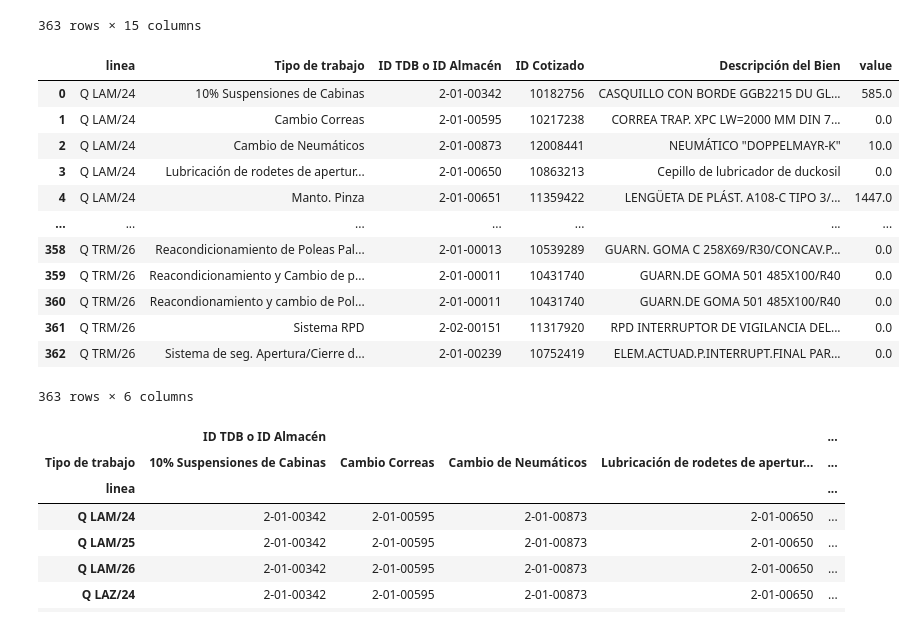
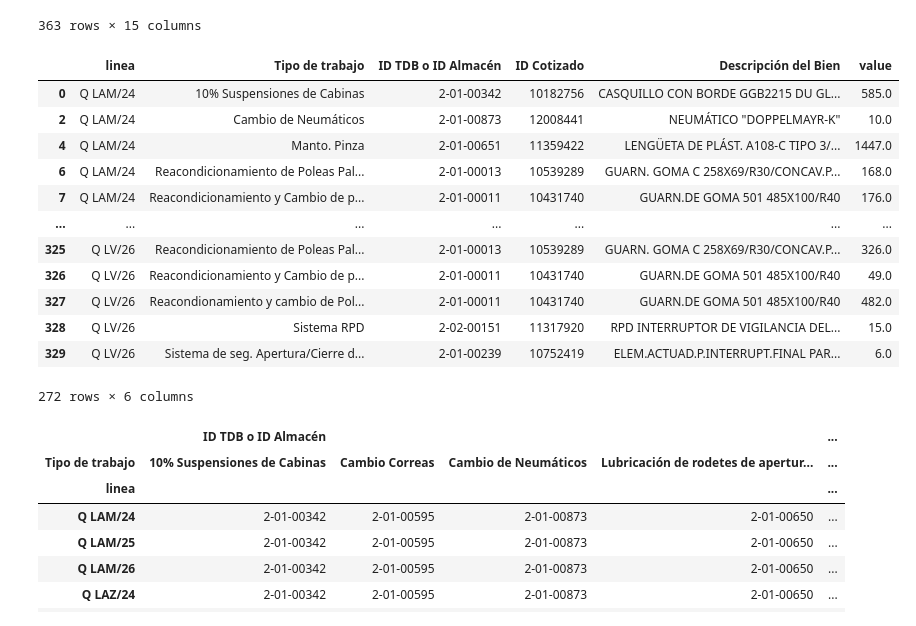
Before and after one commit to raulink/datascience_etcmt, a Jupyter notebook: notebooks/Repuestos/repuestos.ipynb, the cells around one changed output. Saved outputs shown, nothing was run; the diff lists cells and outputs as text; code cells hidden in the pictures.

```diff
--- a/notebooks/Repuestos/repuestos.ipynb
+++ b/notebooks/Repuestos/repuestos.ipynb
@@ -240,26 +240,28 @@ df_grouped
 # %%
 #df_resumen = df_melted.groupby(['linea', 'Tipo de trabajo'], as_index=False).agg({
 df_resumen = df_melted.groupby(['linea', 'Tipo de trabajo'],as_index=False).agg({
     'ID TDB o ID Almacén': 'first',
     'ID Cotizado': 'first',
     'Descripción del Bien': 'first',
     'value': 'sum'
-})
+}).sort_values(by=['linea', 'Tipo de trabajo'])
+# filtrar los valores donde en la columna 'value' sea diferente de 0
+df_resumen = df_resumen[df_resumen['value'] != 0]
 df_resumen
 # %% [output]
 |  | linea | Tipo de trabajo | ID TDB o ID Almacén | ID Cotizado | Descripción del Bien | value |
 | 0 | Q LAM/24 | 10% Suspensiones de Cabinas | 2-01-00342 | 10182756 | CASQUILLO CON BORDE GGB2215 DU GL... | 585.0 |
-| 1 | Q LAM/24 | Cambio Correas | 2-01-00595 | 10217238 | CORREA TRAP. XPC LW=2000 MM DIN 7... | 0.0 |
 | 2 | Q LAM/24 | Cambio de Neumáticos | 2-01-00873 | 12008441 | NEUMÁTICO "DOPPELMAYR-K" | 10.0 |
-| 3 | Q LAM/24 | Lubricación de rodetes de apertur... | 2-01-00650 | 10863213 | Cepillo de lubricador de duckosil | 0.0 |
 | 4 | Q LAM/24 | Manto. Pinza | 2-01-00651 | 11359422 | LENGÜETA DE PLÁST. A108-C TIPO 3/... | 1447.0 |
+| 6 | Q LAM/24 | Reacondicionamiento de Poleas Pal... | 2-01-00013 | 10539289 | GUARN. GOMA C 258X69/R30/CONCAV.P... | 168.0 |
+| 7 | Q LAM/24 | Reacondicionamiento y Cambio de p... | 2-01-00011 | 10431740 | GUARN.DE GOMA 501 485X100/R40 | 176.0 |
 | ... | ... | ... | ... | ... | ... | ... |
-| 358 | Q TRM/26 | Reacondicionamiento de Poleas Pal... | 2-01-00013 | 10539289 | GUARN. GOMA C 258X69/R30/CONCAV.P... | 0.0 |
-| 359 | Q TRM/26 | Reacondicionamiento y Cambio de p... | 2-01-00011 | 10431740 | GUARN.DE GOMA 501 485X100/R40 | 0.0 |
-| 360 | Q TRM/26 | Reacondionamiento y cambio de Pol... | 2-01-00011 | 10431740 | GUARN.DE GOMA 501 485X100/R40 | 0.0 |
-| 361 | Q TRM/26 | Sistema RPD | 2-02-00151 | 11317920 | RPD INTERRUPTOR DE VIGILANCIA DEL... | 0.0 |
-| 362 | Q TRM/26 | Sistema de seg. Apertura/Cierre d... | 2-01-00239 | 10752419 | ELEM.ACTUAD.P.INTERRUPT.FINAL PAR... | 0.0 |
+| 325 | Q LV/26 | Reacondicionamiento de Poleas Pal... | 2-01-00013 | 10539289 | GUARN. GOMA C 258X69/R30/CONCAV.P... | 326.0 |
+| 326 | Q LV/26 | Reacondicionamiento y Cambio de p... | 2-01-00011 | 10431740 | GUARN.DE GOMA 501 485X100/R40 | 49.0 |
+| 327 | Q LV/26 | Reacondionamiento y cambio de Pol... | 2-01-00011 | 10431740 | GUARN.DE GOMA 501 485X100/R40 | 482.0 |
+| 328 | Q LV/26 | Sistema RPD | 2-02-00151 | 11317920 | RPD INTERRUPTOR DE VIGILANCIA DEL... | 15.0 |
+| 329 | Q LV/26 | Sistema de seg. Apertura/Cierre d... | 2-01-00239 | 10752419 | ELEM.ACTUAD.P.INTERRUPT.FINAL PAR... | 6.0 |
-363 rows × 6 columns
+272 rows × 6 columns
 # %%
 df_resumen.unstack()
 # %% [output]
```
